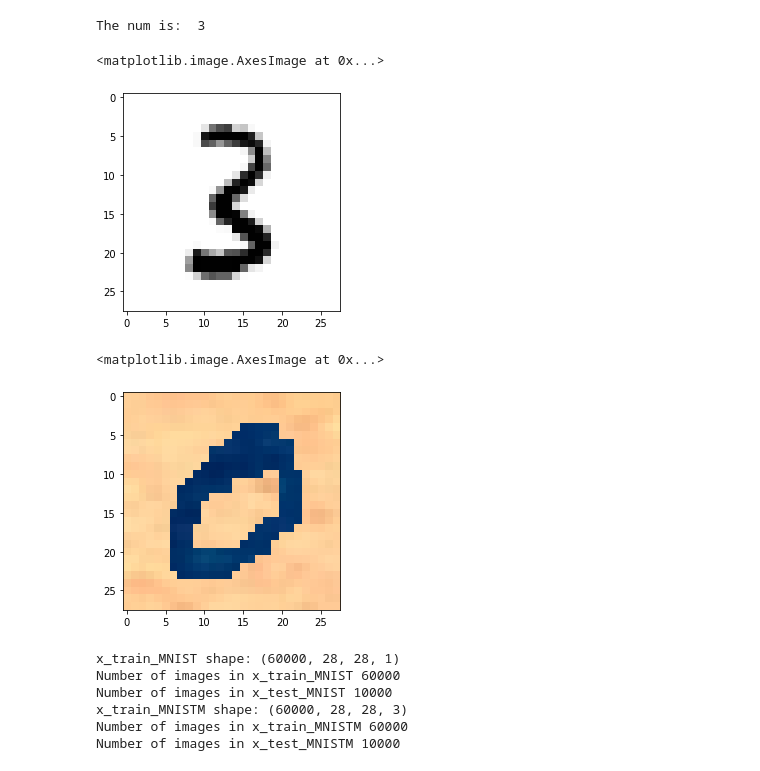
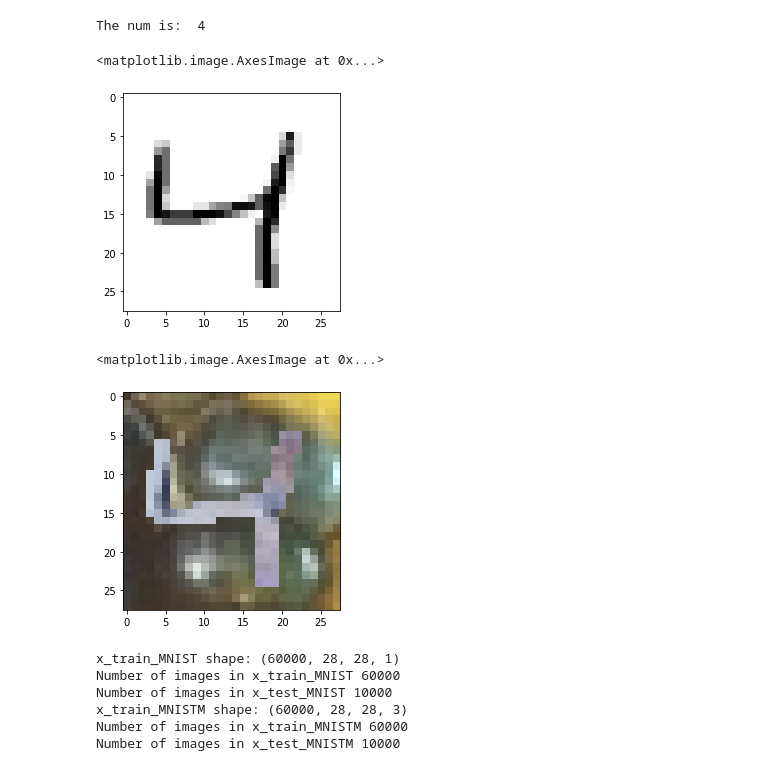
Before and after one commit to vvekraman/Missing-Class-Robust-Domain-Adaptation-by-Unilateral-Alignment, a Jupyter notebook: Implementation_DAUA.ipynb, the cells around one changed output. Saved outputs shown, nothing was run; the diff lists cells and outputs as text; code cells hidden in the pictures.

```diff
--- a/Implementation_DAUA.ipynb
+++ b/Implementation_DAUA.ipynb
@@ -49,18 +50,18 @@ keras_mnistm.pkl.gz 100%[===================>] 125.08M  19.4MB/s    in 6.5s
 # %%
 # MNIST plot
-img_index = 50000
+img_index = 2
 print("The num is: ", y_train_MNIST[img_index])
 plt.imshow(x_train_MNIST[img_index], cmap='Greys')
 # %% [output]
-The num is:  3
+The num is:  4
 <matplotlib.image.AxesImage at 0x...>
-[figure, old version]
+[figure, new version]
 # %%
 # MNIST-M plot
-plt.imshow(mnistm["train"][1], cmap='Greys')
+plt.imshow(mnistm["train"][2], cmap='Greys')
 # %% [output]
 <matplotlib.image.AxesImage at 0x...>
-[figure, old version]
+[figure, new version]
 # %%
 # Reshaping the array to 4-dims so that it can work with the Keras API
 x_train_MNIST = x_train_MNIST.reshape(x_train_MNIST.shape[0], 28, 28, 1)
```
Also changed, not shown: parts of 18 cells of this notebook.
